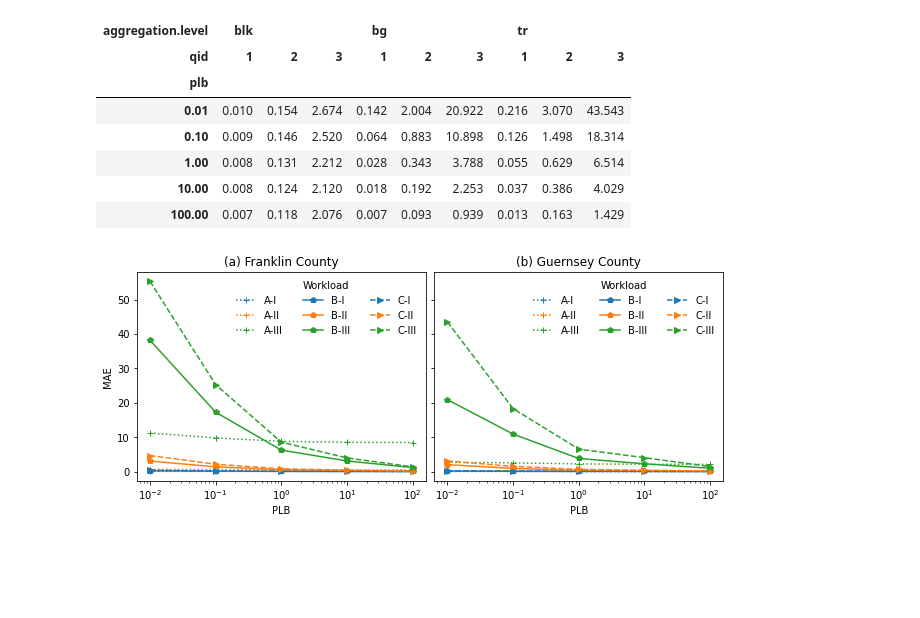
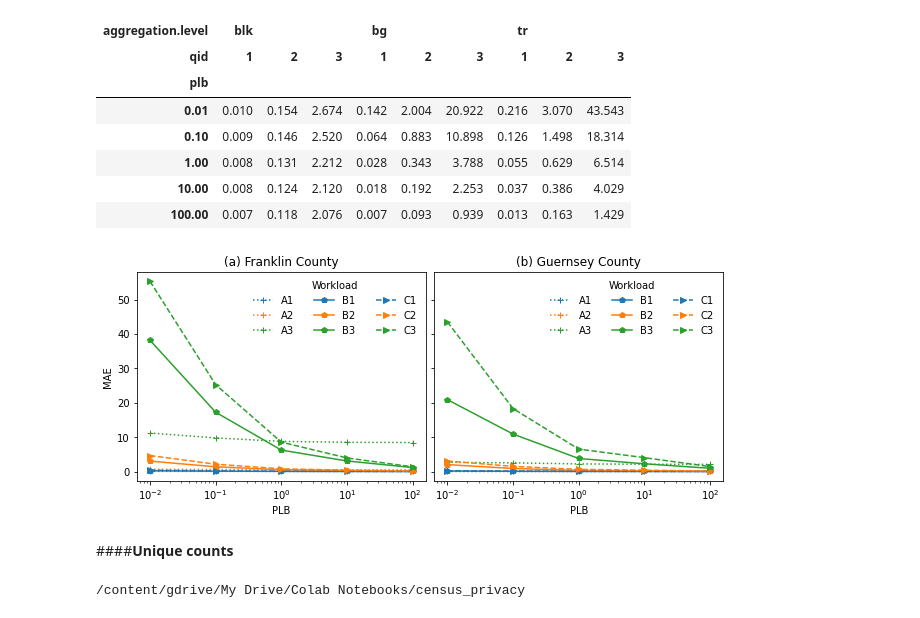
Before and after one commit to linyuehzzz/tda-eval, a Jupyter notebook: plot.ipynb, the cells around one changed output. Drawn from its saved outputs; the diff is of its cells as text; code cells hidden in the pictures; blank space fills up the shorter version.

```diff
--- a/plot.ipynb
+++ b/plot.ipynb
@@ -155,21 +155,40 @@ df_g_blk
 # %%
 import matplotlib.pyplot as plt
 
 fig, axes = plt.subplots(nrows=1, ncols=2, sharex=True, sharey=True, figsize = (10,5))
 
 ## Franklin
 ax = df_f_blk.plot(xticks=df_f_blk.index, style=['+:C0','+:C1','+:C2','p-C0','p-C1','p-C2','>--C0','>--C1','>--C2'], xlabel='PLB', ylabel='MAE', ax=axes[0])
 ax.set_xscale('log')
-ax.legend(title='Workload', labels=['A-I', 'A-II', 'A-III', 'B-I', 'B-II', 'B-III', 'C-I', 'C-II', 'C-III'], frameon=False, loc='upper right', ncol=3)
+ax.legend(title='Workload', labels=['A1', 'A2', 'A3', 'B1', 'B2', 'B3', 'C1', 'C2', 'C3'], frameon=False, loc='upper right', ncol=3)
 ax.set_title("(a) Franklin County")
 
 ## Guernsey
 ax = df_g_blk.plot(xticks=df_g_blk.index, style=['+:C0','+:C1','+:C2','p-C0','p-C1','p-C2','>--C0','>--C1','>--C2'], xlabel='PLB', ylabel='MAE', ax=axes[1])
 ax.set_xscale('log')
-ax.legend(title='Workload', labels=['A-I', 'A-II', 'A-III', 'B-I', 'B-II', 'B-III', 'C-I', 'C-II', 'C-III'], frameon=False, loc='upper right', ncol=3)
+ax.legend(title='Workload', labels=['A1', 'A2', 'A3', 'B1', 'B2', 'B3', 'C1', 'C2', 'C3'], frameon=False, loc='upper right', ncol=3)
 ax.set_title("(b) Guernsey County")
 
 plt.tight_layout(pad=5, w_pad=0.5, h_pad=1.0)
 plt.savefig('data/tables/acc.eps', format='eps')
 # %% [output]
-[figure, old version]
+[figure, new version]
+# %% [markdown]
+####**Unique counts**
+# %%
+%cd "/content/gdrive/My Drive/Colab Notebooks/census_privacy"
+import pandas as pd
+
+# Unique counts
+df = pd.read_csv('data/tables/uni_cnt.csv')
+## Franklin, block level
+df_f_blk = df[df["county"] == "Franklin"]
+df_f_blk = df_f_blk.pivot_table(index='plb', columns=['aggregation.level', 'qid'], values='count')
+df_f_blk = df_f_blk[['blk', 'bg', 'tr']]
+
+## Guernsey, tract level
+df_g_blk = df[df["county"] == "Guernsey"]
+df_g_blk = df_g_blk.pivot_table(index='plb', columns=['aggregation.level', 'qid'], values='count')
+df_g_blk = df_g_blk[['blk', 'bg', 'tr']]
+# %% [output]
+/content/gdrive/My Drive/Colab Notebooks/census_privacy
```
Also changed, not shown: parts of 8 cells of this notebook.
